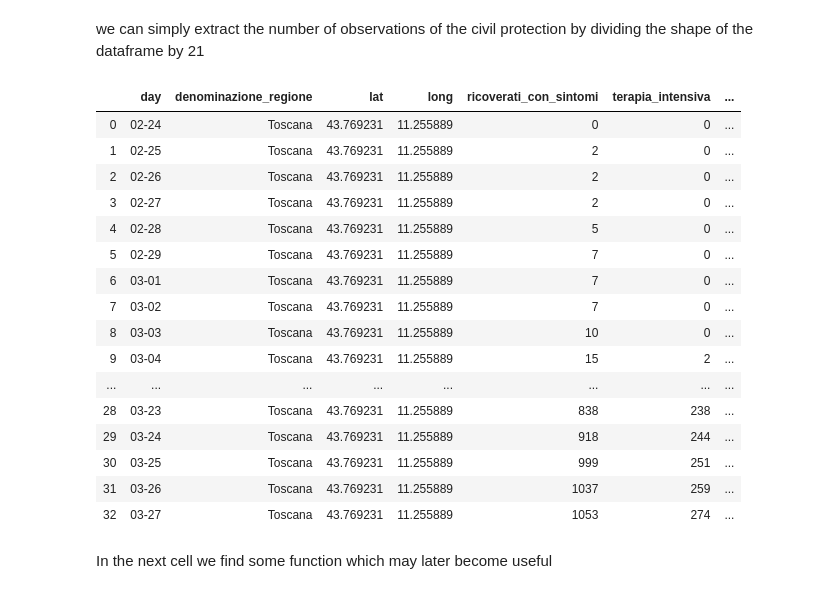
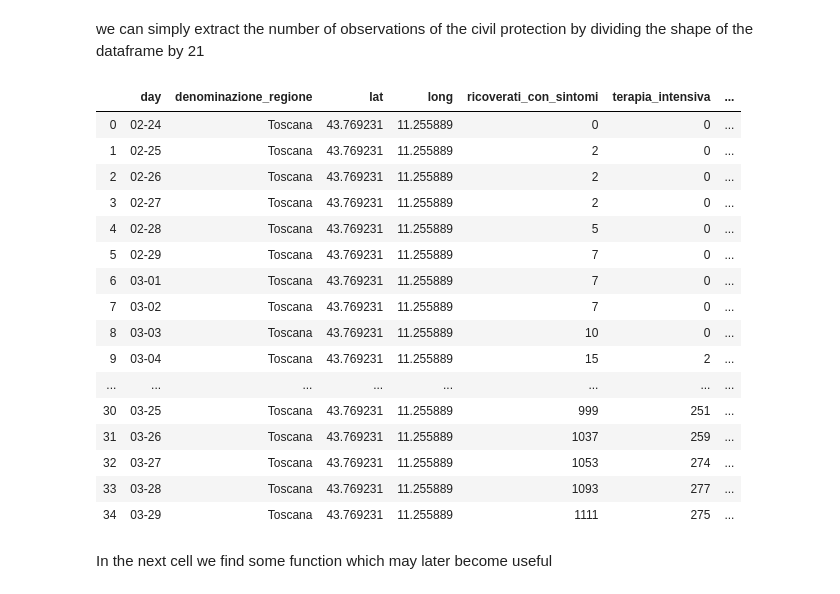
Before and after one commit to simonegiancola09/covid-19-Analysis, a Jupyter notebook: Covid.ipynb, the cells around one changed output. Saved outputs shown, nothing was run; the diff lists cells and outputs as text; code cells hidden in the pictures.

```diff
--- a/Covid.ipynb
+++ b/Covid.ipynb
@@ -122,9 +94,9 @@ now we try to create a dataframe/dictionary which combines values of codice_regi
 # %% [markdown]
 we know there are 20 regions so it is enough to access the data frame up to the 20th row.
 # %%
-regioni=regioni.drop(['data','stato', 'codice_regione'],axis=1, errors="ignore")
-province=province.drop(['data','stato','codice_regione', 'codice_provincia'],axis=1, errors="ignore")
-nazione=nazione.drop(['data','stato'],axis=1, errors="ignore")
+regioni=regioni.drop(['data','stato', 'codice_regione', 'note_it', 'note_en'],axis=1, errors="ignore")
+province=province.drop(['data','stato','codice_regione', 'codice_provincia', 'note_it', 'note_en'],axis=1, errors="ignore")
+nazione=nazione.drop(['data','stato', 'note_it', 'note_en'],axis=1, errors="ignore")
 # %% [markdown]
 now we will shorten the dataframe so that we store in another dataframe the longitude and latitude coordinates which do not change at all
 # %%
@@ -183,6 +155,7 @@ we can simply extract the number of observations of the civil protection by divi
 # %%
 n_obs=int(regioni.shape[0]/21)
 n_reg=21
+
 #the following is a function to extract data from a single instance, as day, region, province or anything else
 def get_instance(dataset,instance,some,avoid=None):
     #unclear the "Avoid" part
@@ -194,16 +167,19 @@ def get_instance(dataset,instance,some,avoid=None):
         new.drop(avoid,axis=1,inplace=True)
     new=new.reset_index(drop=True)
     return new
+
 #the following is a function to extract a single regione
-def get_regione(df, name):
+def get_regione(name, df=regioni):
     df_copy=df.copy()
     dati_regione = df_copy.loc[df['denominazione_regione'] == name]
     dati_regione.drop(["denominazione_regione", "lat", "long"], axis=1, inplace=True)
     dati_regione=dati_regione.reset_index(drop=True)
     return dati_regione
+
 #the following is a function to extract data about a single day
 def get_giorno(df, day):
     return df.loc[df['day'] == day]
+
 #the following is a function to extract a single province
 def get_provincia(name, df=province):
     df_copy=df.copy()
@@ -211,37 +187,39 @@ def get_provincia(name, df=province):
     dati_provincia.drop(["denominazione_regione", "lat", "long", "denominazione_provincia", "sigla_provincia"], axis=1, inplace=True)
     dati_provincia=dati_provincia.reset_index(drop=True)
     return dati_provincia
+
 #the following is a function to get the whole region data for each province
 def get_regione_by_provincia(name,df=province):
     df_copy=df.copy()
     dati_regione = df_copy.loc[df['denominazione_regione'] == name]
     dati_regione.drop(["denominazione_regione", "lat", "long"], axis=1, inplace=True)
     dati_regione=dati_regione.reset_index(drop=True)
     return dati_regione
+
 #the following is a function to get the list of provinces of a region
 def get_provincia_list(reg,df=province):
     a=get_regione_by_provincia(reg,df=province)
     return a.denominazione_provincia.unique()
 
 
 get_instance(regioni,"denominazione_regione","Toscana")
 # %% [output]
 |  | day | denominazione_regione | lat | long | ricoverati_con_sintomi | terapia_intensiva | ... |
 | 0 | 02-24 | Toscana | 43.769231 | 11.255889 | 0 | 0 | ... |
 | 1 | 02-25 | Toscana | 43.769231 | 11.255889 | 2 | 0 | ... |
 | 2 | 02-26 | Toscana | 43.769231 | 11.255889 | 2 | 0 | ... |
 | 3 | 02-27 | Toscana | 43.769231 | 11.255889 | 2 | 0 | ... |
 | 4 | 02-28 | Toscana | 43.769231 | 11.255889 | 5 | 0 | ... |
 | 5 | 02-29 | Toscana | 43.769231 | 11.255889 | 7 | 0 | ... |
 | 6 | 03-01 | Toscana | 43.769231 | 11.255889 | 7 | 0 | ... |
 | 7 | 03-02 | Toscana | 43.769231 | 11.255889 | 7 | 0 | ... |
 | 8 | 03-03 | Toscana | 43.769231 | 11.255889 | 10 | 0 | ... |
 | 9 | 03-04 | Toscana | 43.769231 | 11.255889 | 15 | 2 | ... |
 | ... | ... | ... | ... | ... | ... | ... | ... |
-| 28 | 03-23 | Toscana | 43.769231 | 11.255889 | 838 | 238 | ... |
-| 29 | 03-24 | Toscana | 43.769231 | 11.255889 | 918 | 244 | ... |
 | 30 | 03-25 | Toscana | 43.769231 | 11.255889 | 999 | 251 | ... |
 | 31 | 03-26 | Toscana | 43.769231 | 11.255889 | 1037 | 259 | ... |
 | 32 | 03-27 | Toscana | 43.769231 | 11.255889 | 1053 | 274 | ... |
+| 33 | 03-28 | Toscana | 43.769231 | 11.255889 | 1093 | 277 | ... |
+| 34 | 03-29 | Toscana | 43.769231 | 11.255889 | 1111 | 275 | ... |
 # %% [markdown]
 In the next cell we find some function which may later become useful
```
Also changed, not shown: parts of 34 cells of this notebook.
